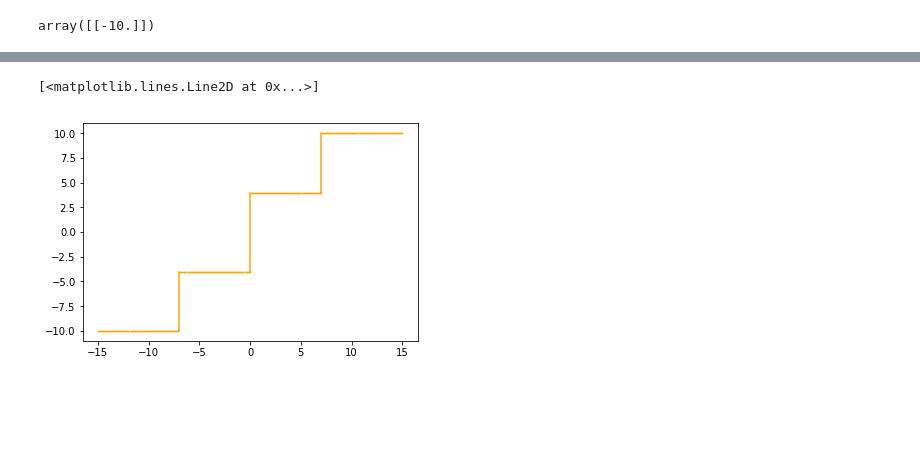
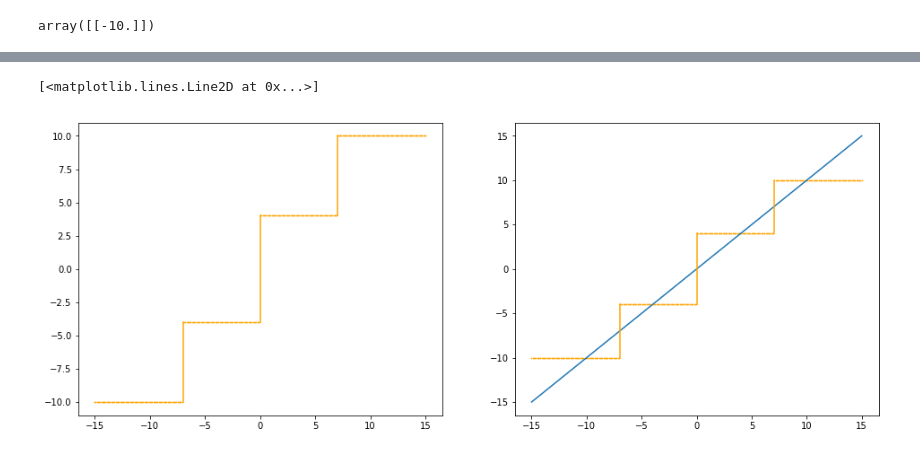
Before and after one commit to laurabrink13/Witsenhausen-Counterexample-with-NNs, a Jupyter notebook: misc.ipynb, the cells around one changed output, grey strips where cells are left out. Drawn from its saved outputs; the diff is of its cells as text; code cells hidden in the pictures; blank space fills up the shorter version.

```diff
--- a/misc.ipynb
+++ b/misc.ipynb
@@ -53,2 +47,0 @@ plt.plot(np.linspace(-3, 3, num=100), [zero_step(x) for x in np.linspace(-3, 3,
-# %%
-a = {3: 0, 5: 1}
@@ -179,10 +102,19 @@ array([-10., -10., -10., -10., -10., -10., -10., -10., -10., -10., -10.,
 # %%
 # return np.piecewise(x_arr, [x_arr < -7, (x_arr >= -7) & (x_arr < 0), (x_arr >= 0) & (x_arr < 7), x_arr > 7],
 #     [-10, -4, 4, 10])
+plt.figure(figsize=(16, 6))
+plt.subplot(1, 2, 1)
 plt.scatter(x0_test, pw_step_function(x0_test), c='orange', s=0.5)
 plt.plot([-7, -7], [-10, -4], c='orange')
 plt.plot([0, 0], [-4, 4], c='orange')
 plt.plot([7, 7], [4, 10], c='orange')
+
+plt.subplot(1, 2, 2)
+plt.plot(x0_test, x0_test)
+plt.scatter(x0_test, pw_step_function(x0_test), c='orange', s=0.5)
+plt.plot([-7, -7], [-10, -4], c='orange', s=0.5)
+plt.plot([0, 0], [-4, 4], c='orange', s=0.5)
+plt.plot([7, 7], [4, 10], c='orange', s=0.5)
 # %% [output]
 [<matplotlib.lines.Line2D at 0x...>]
-[figure, old version]
+[figure, new version]
```
Also changed, not shown: parts of 10 cells of this notebook, 54 other files.
